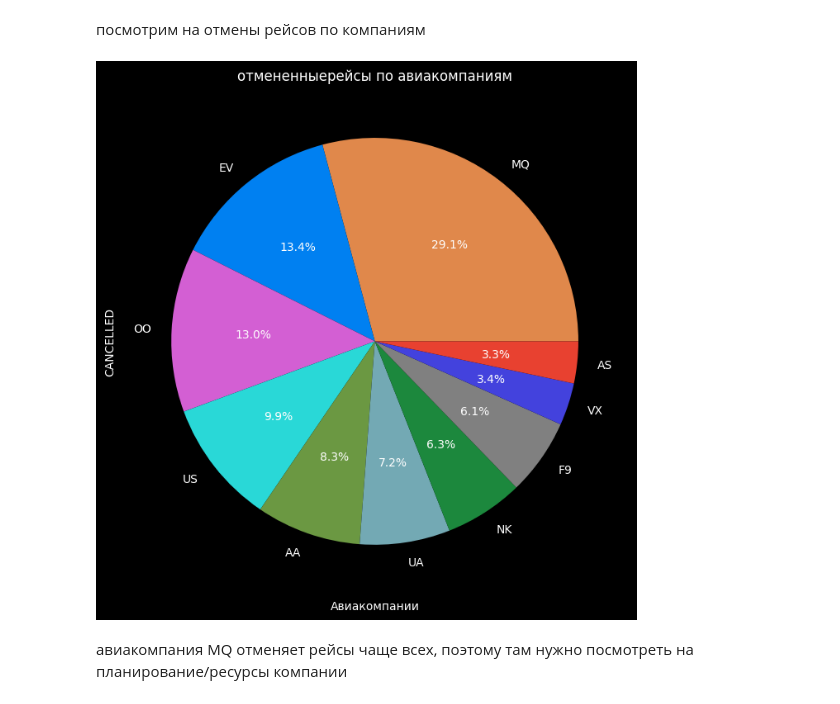
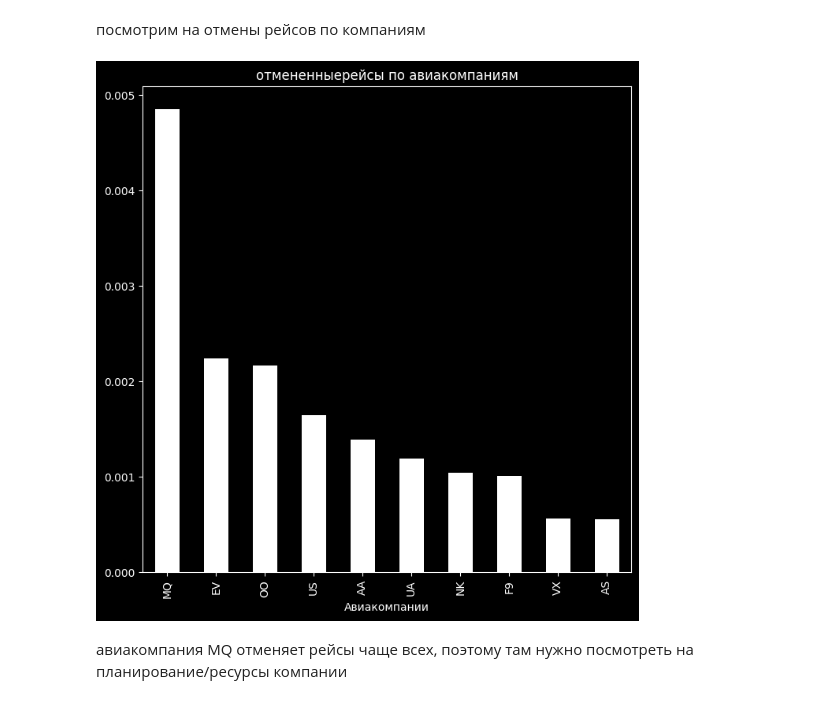
Before and after one commit to mx-k12/statprac_home_work_KaposhkoMV, a Jupyter notebook: HW_4_KaposhkoMV.ipynb, the cells around one changed output. Saved outputs shown, nothing was run; the diff lists cells and outputs as text; code cells hidden in the pictures.

```diff
--- a/HW_4_KaposhkoMV.ipynb
+++ b/HW_4_KaposhkoMV.ipynb
@@ -81,15 +81,15 @@ df_flights.head()
 # %%
 #Рассчитываем процент отмененных рейсов по авиакомпаниям
 func = df_flights.groupby('AIRLINE')['CANCELLED'].mean().sort_values(ascending=False).head(10)
 
 #Картиночка
 plt.figure(figsize=(12, 6))
-func.plot(kind='pie', autopct='%1.1f%%', figsize=(8, 8))
+func.plot(kind='bar', color = 'white',  figsize=(8, 8))
 plt.title('отмененныерейсы по авиакомпаниям')
 plt.xlabel("Авиакомпании")
 plt.show()
 # %% [output]
-[figure, old version]
+[figure, new version]
 # %% [markdown]
 авиакомпания MQ отменяет рейсы чаще всех, поэтому там нужно посмотреть на планирование/ресурсы компании
 # %% [markdown]
```
Also changed, not shown: parts of 1 cell of this notebook.
